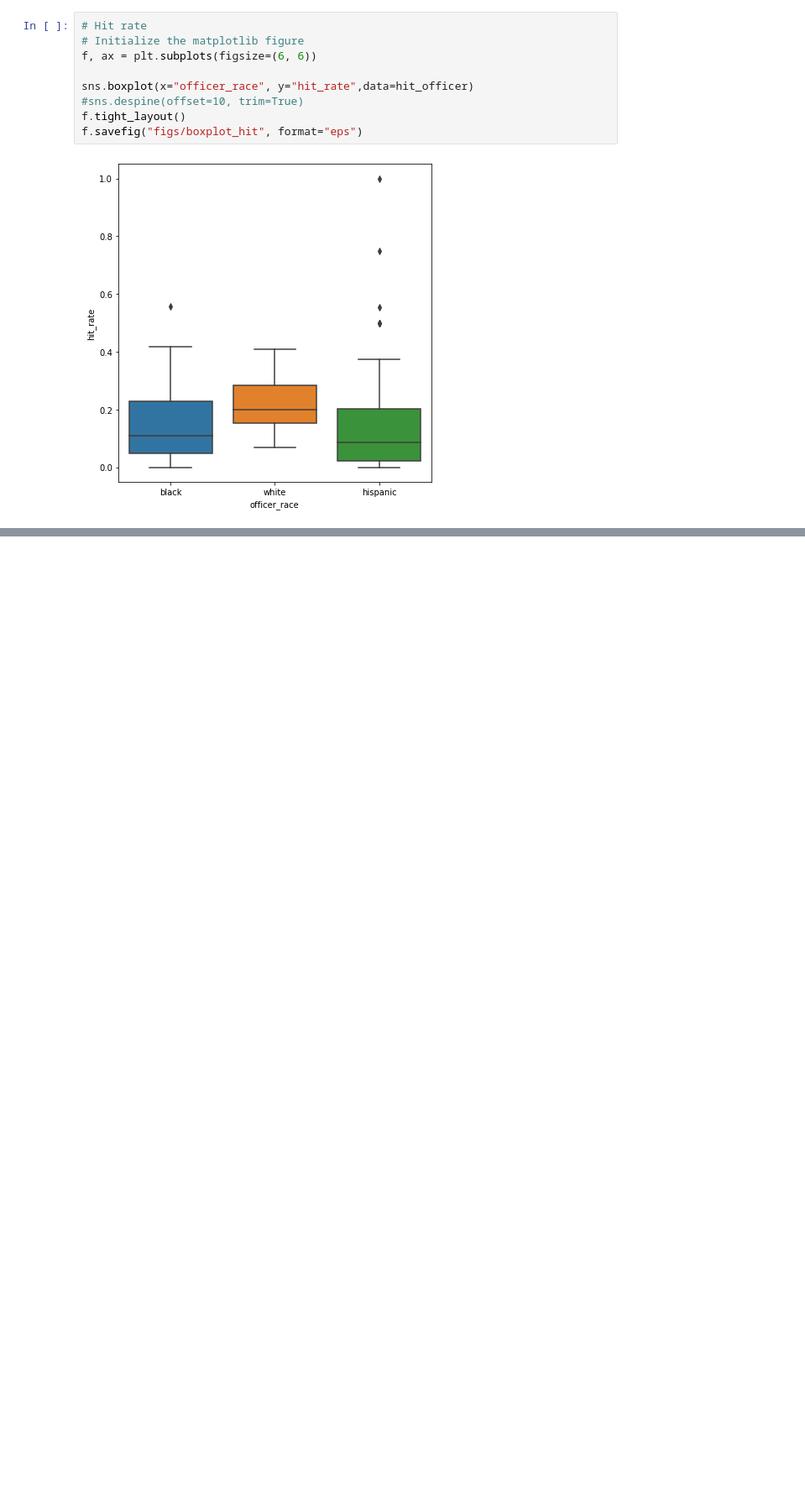
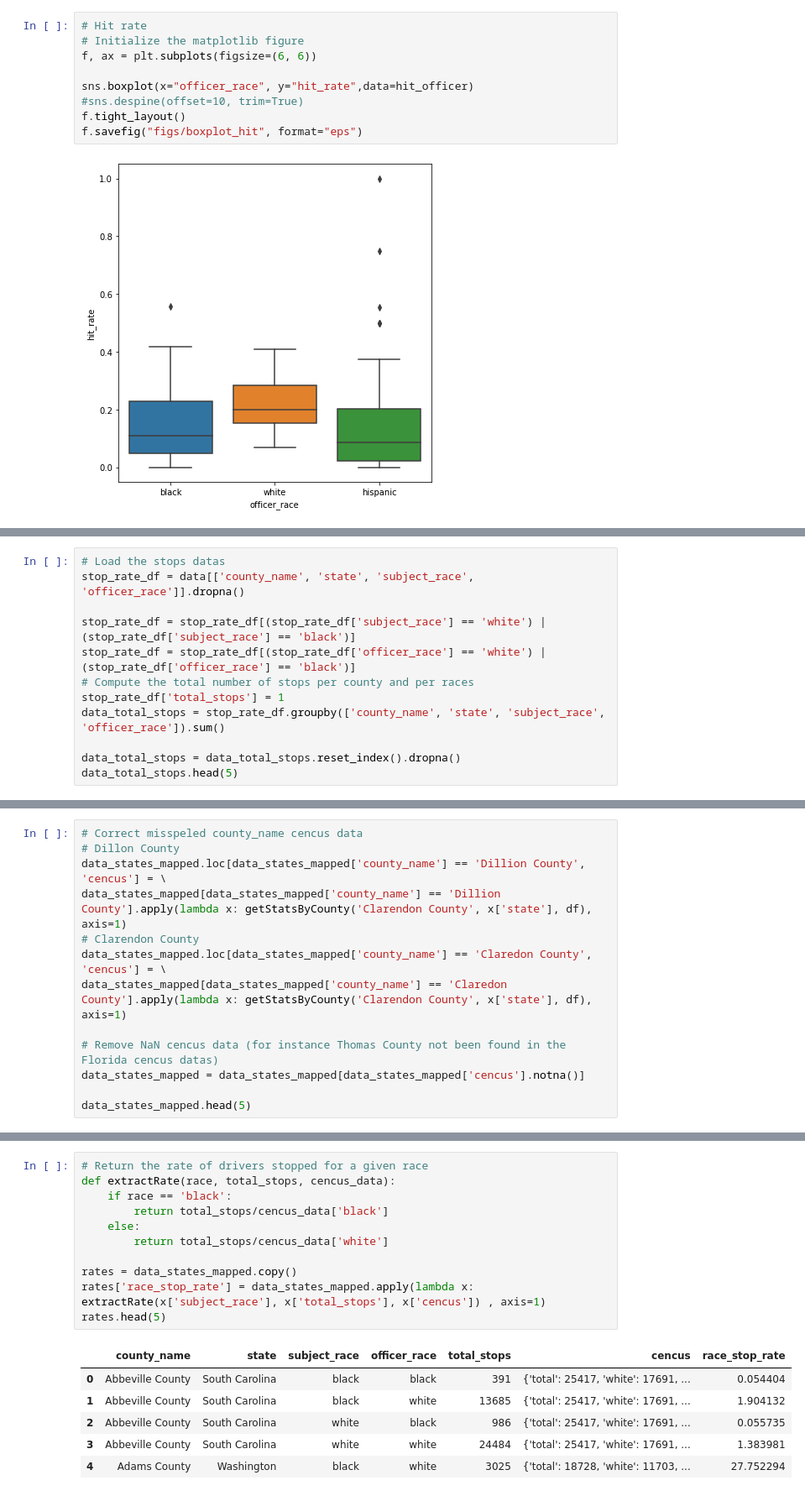
Before and after one commit to epfl-ada/ada-2020-project-milestone-p3-p3_adahn, a Jupyter notebook: extension.ipynb, the cells around one changed output, grey strips where cells are left out. Shown: that part at 84% size. Drawn from its saved outputs; the diff is of its cells as text; blank space fills up the shorter version.

```diff
--- a/extension.ipynb
+++ b/extension.ipynb
@@ -904,0 +1005,12 @@ f.savefig("figs/boxplot_hit", format="eps")
+# %%
+# Load the stops datas
+stop_rate_df = data[['county_name', 'state', 'subject_race', 'officer_race']].dropna()
+
+stop_rate_df = stop_rate_df[(stop_rate_df['subject_race'] == 'white') | (stop_rate_df['subject_race'] == 'black')]
+stop_rate_df = stop_rate_df[(stop_rate_df['officer_race'] == 'white') | (stop_rate_df['officer_race'] == 'black')]
+# Compute the total number of stops per county and per races
+stop_rate_df['total_stops'] = 1
+data_total_stops = stop_rate_df.groupby(['county_name', 'state', 'subject_race', 'officer_race']).sum()
+
+data_total_stops = data_total_stops.reset_index().dropna()
+data_total_stops.head(5)
@@ -904,0 +1114,13 @@ f.savefig("figs/boxplot_hit", format="eps")
+# %%
+# Correct misspeled county_name cencus data
+# Dillon County
+data_states_mapped.loc[data_states_mapped['county_name'] == 'Dillion County', 'cencus'] = \
+data_states_mapped[data_states_mapped['county_name'] == 'Dillion County'].apply(lambda x: getStatsByCounty('Clarendon County', x['state'], df), axis=1)
+# Clarendon County
+data_states_mapped.loc[data_states_mapped['county_name'] == 'Claredon County', 'cencus'] = \
+data_states_mapped[data_states_mapped['county_name'] == 'Claredon County'].apply(lambda x: getStatsByCounty('Clarendon County', x['state'], df), axis=1)
+
+# Remove NaN cencus data (for instance Thomas County not been found in the Florida cencus datas)
+data_states_mapped = data_states_mapped[data_states_mapped['cencus'].notna()]
+
+data_states_mapped.head(5)
@@ -904,0 +1138,18 @@ f.savefig("figs/boxplot_hit", format="eps")
+# %%
+# Return the rate of drivers stopped for a given race
+def extractRate(race, total_stops, cencus_data):
+    if race == 'black':
+        return total_stops/cencus_data['black']
+    else:
+        return total_stops/cencus_data['white']
+
+rates = data_states_mapped.copy()
+rates['race_stop_rate'] = data_states_mapped.apply(lambda x: extractRate(x['subject_race'], x['total_stops'], x['cencus']) , axis=1)
+rates.head(5)
+# %% [output]
+|  | county_name | state | subject_race | officer_race | total_stops | cencus | race_stop_rate |
+| 0 | Abbeville County | South Carolina | black | black | 391 | {'total': 25417, 'white': 17691, ... | 0.054404 |
+| 1 | Abbeville County | South Carolina | black | white | 13685 | {'total': 25417, 'white': 17691, ... | 1.904132 |
+| 2 | Abbeville County | South Carolina | white | black | 986 | {'total': 25417, 'white': 17691, ... | 0.055735 |
+| 3 | Abbeville County | South Carolina | white | white | 24484 | {'total': 25417, 'white': 17691, ... | 1.383981 |
+| 4 | Adams County | Washington | black | white | 3025 | {'total': 18728, 'white': 11703, ... | 27.752294 |
```
Also changed, not shown: parts of 26 cells of this notebook.
